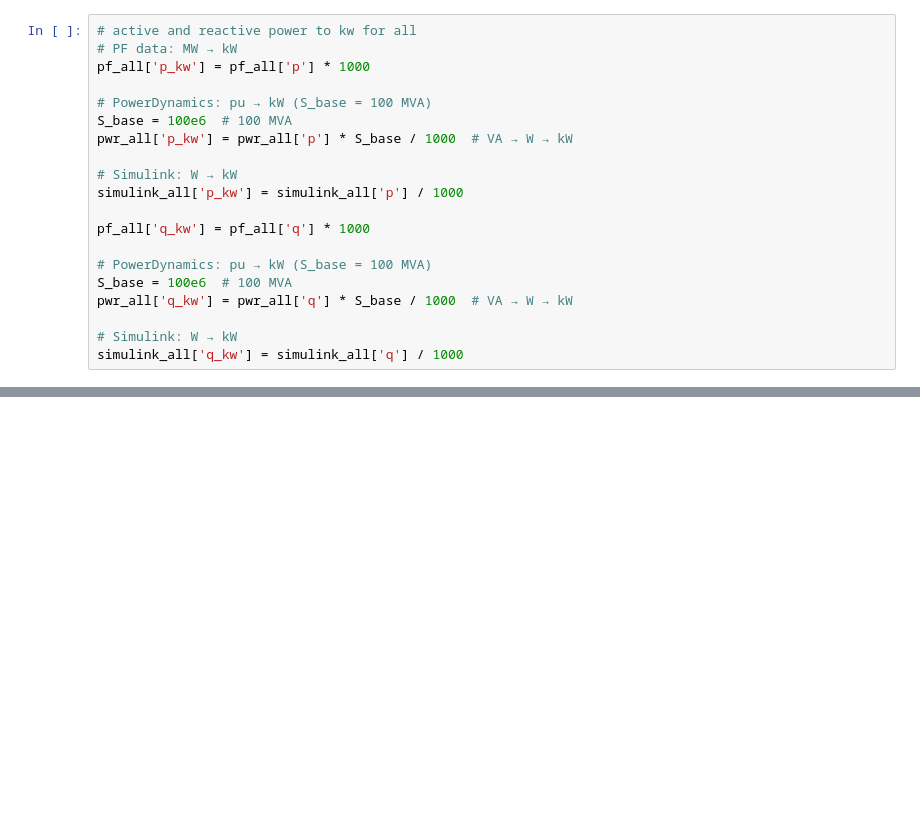
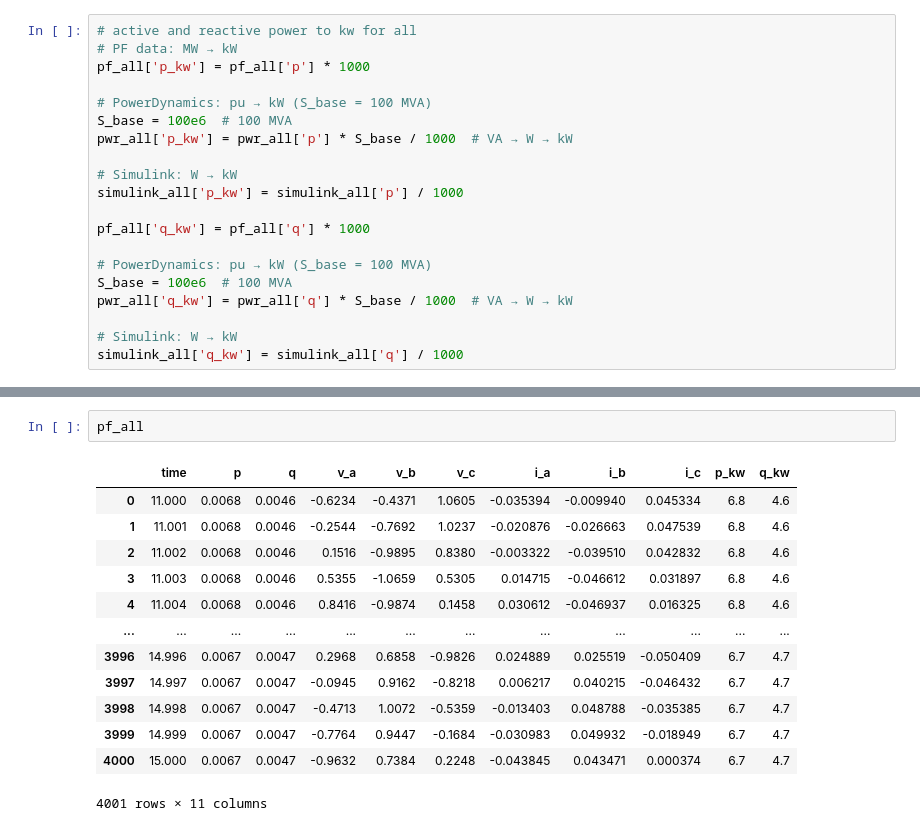
Before and after one commit to barajale/Model_Comparison, a Jupyter notebook: Analysis/Data/Clean_data/data_clean.ipynb, the cells around one changed output, grey strips where cells are left out. Saved outputs shown, nothing was run; the diff lists cells and outputs as text; blank space fills up the shorter version.

```diff
--- a/Analysis/Data/Clean_data/data_clean.ipynb
+++ b/Analysis/Data/Clean_data/data_clean.ipynb
@@ -147,0 +321,16 @@ simulink_all
+# %%
+pf_all
+# %% [output]
+|  | time | p | q | v_a | v_b | v_c | i_a | i_b | i_c | p_kw | q_kw |
+| 0 | 11.000 | 0.0068 | 0.0046 | -0.6234 | -0.4371 | 1.0605 | -0.035394 | -0.009940 | 0.045334 | 6.8 | 4.6 |
+| 1 | 11.001 | 0.0068 | 0.0046 | -0.2544 | -0.7692 | 1.0237 | -0.020876 | -0.026663 | 0.047539 | 6.8 | 4.6 |
+| 2 | 11.002 | 0.0068 | 0.0046 | 0.1516 | -0.9895 | 0.8380 | -0.003322 | -0.039510 | 0.042832 | 6.8 | 4.6 |
+| 3 | 11.003 | 0.0068 | 0.0046 | 0.5355 | -1.0659 | 0.5305 | 0.014715 | -0.046612 | 0.031897 | 6.8 | 4.6 |
+| 4 | 11.004 | 0.0068 | 0.0046 | 0.8416 | -0.9874 | 0.1458 | 0.030612 | -0.046937 | 0.016325 | 6.8 | 4.6 |
+| ... | ... | ... | ... | ... | ... | ... | ... | ... | ... | ... | ... |
+| 3996 | 14.996 | 0.0067 | 0.0047 | 0.2968 | 0.6858 | -0.9826 | 0.024889 | 0.025519 | -0.050409 | 6.7 | 4.7 |
+| 3997 | 14.997 | 0.0067 | 0.0047 | -0.0945 | 0.9162 | -0.8218 | 0.006217 | 0.040215 | -0.046432 | 6.7 | 4.7 |
+| 3998 | 14.998 | 0.0067 | 0.0047 | -0.4713 | 1.0072 | -0.5359 | -0.013403 | 0.048788 | -0.035385 | 6.7 | 4.7 |
+| 3999 | 14.999 | 0.0067 | 0.0047 | -0.7764 | 0.9447 | -0.1684 | -0.030983 | 0.049932 | -0.018949 | 6.7 | 4.7 |
+| 4000 | 15.000 | 0.0067 | 0.0047 | -0.9632 | 0.7384 | 0.2248 | -0.043845 | 0.043471 | 0.000374 | 6.7 | 4.7 |
+4001 rows × 11 columns
```
Also changed, not shown: parts of 18 cells of this notebook, 27 other files.
